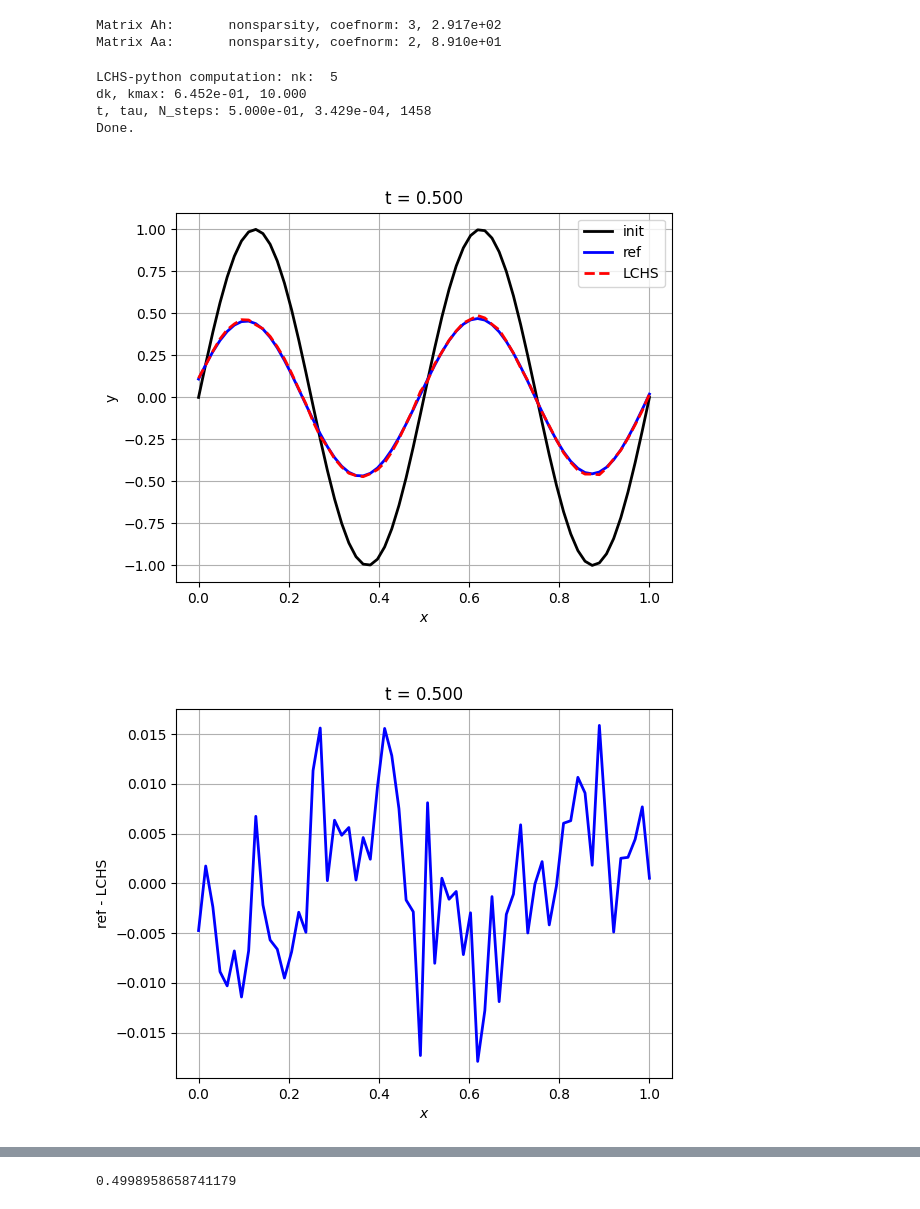
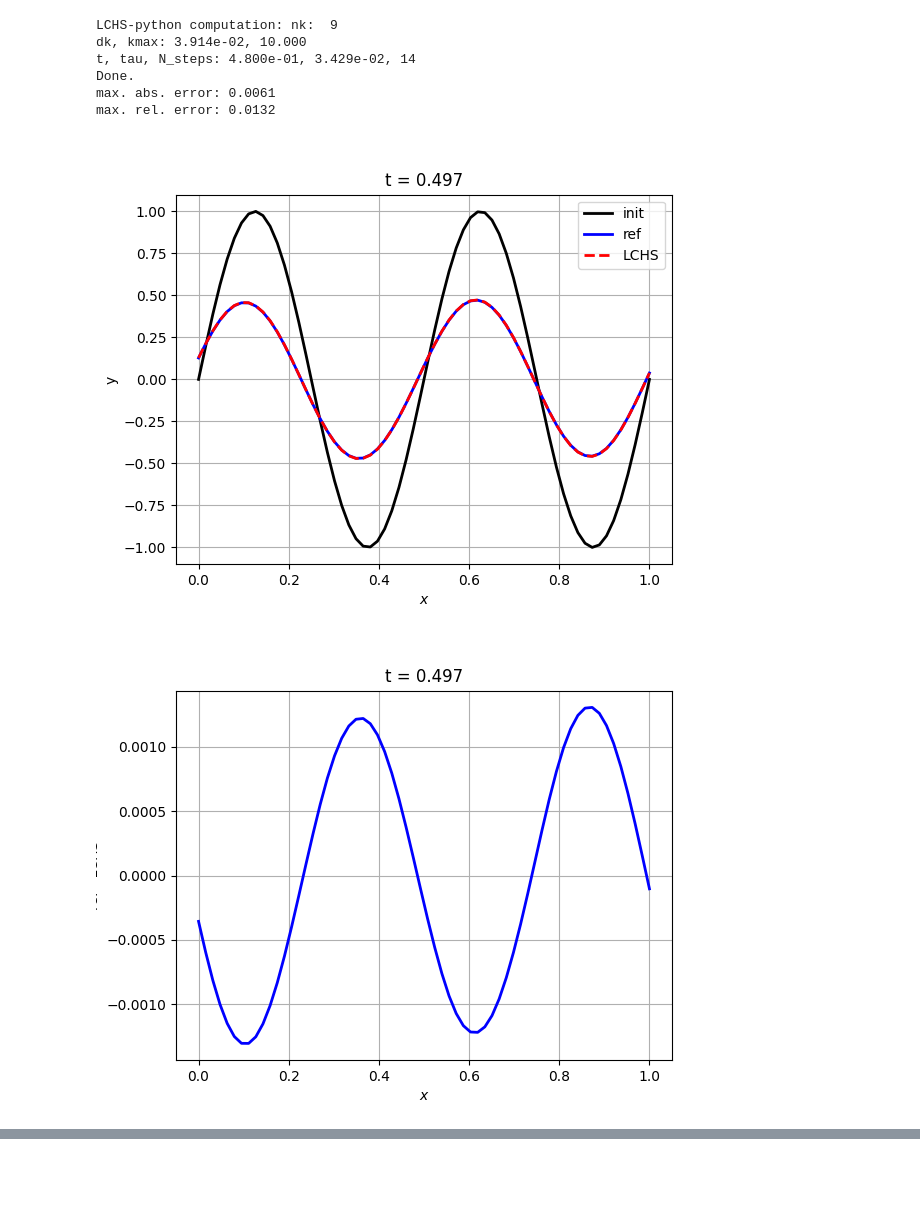
Before and after one commit to QuCF/scripts-py, a Jupyter notebook: jupyter-notebooks/NL/DC-equ.ipynb, the cells around one changed output, grey strips where cells are left out. Saved outputs shown, nothing was run; the diff lists cells and outputs as text; code cells hidden in the pictures; blank space fills up the shorter version.

```diff
--- a/jupyter-notebooks/NL/DC-equ.ipynb
+++ b/jupyter-notebooks/NL/DC-equ.ipynb
@@ -254,50 +262,14 @@ plt.show()
-# %%
-# --------------------------------------------------------
-# --- Form the matrix for the DC equation ---
-# --------------------------------------------------------
-def get_A_DC():
-    A = np.zeros((Nx, Nx))
-    beta = 1. / (dx**2)
-    sigma = 1. / (2.*dx)
-    coef_r = D * beta - v * sigma
-    coef_c = -2. * D * beta
-    coef_l = D * beta + v * sigma
-
-    for ir in range(Nx):
-        ic_l = ir - 1
-        ic_r = ir + 1
-        if ir == 0:
-            ic_l = Nx - 1
-        if ir == (Nx - 1):
-            ic_r = 0
-
-        A[ir, ic_l] = coef_l
-        A[ir, ir]   = coef_c
-        A[ir, ic_r] = coef_r
-    return -A
-# ------------------------------------------------------------------------
-
-# --- matrix ---
-A_ = get_A_DC()
-Ah_, Aa_ = mix.get_herm_aherm_parts(A_)
-_, norm_Ah_, _ = mix.compute_normalized_matrix(Ah_, "Ah", True)
-_, norm_Aa_, _ = mix.compute_normalized_matrix(Aa_, "Aa", True)
-
-# --- initial state ---
-psi_init = y[0,:]
-# %% [output]
-Matrix Ah:       nonsparsity, coefnorm: 3, 2.917e+02
-Matrix Aa:       nonsparsity, coefnorm: 2, 8.910e+01
 # %%
 # --------------------------------------------------------
 # --- LCHS python simulation ---
 # --------------------------------------------------------
 mix.reload_module(mix)
+mix.reload_module(LCHS)
 
 def computation_LCHS_py():
     t_LCHS = 0.5
 
-    n_dk, coef_trot = 0, 1.0
+    n_dk, coef_trot = 4, 100.0
 
     #      for n_dk = 0
     # *** nk = 4  --> kmax = 5 ***
@@ -311,14 +283,17 @@ def computation_LCHS_py():
 
     print()
     print("LCHS-python computation: nk: ", nk)
-    dk = LCHS.get_dk(None, None, None, n_dk)
+
+    # dk = LCHS.get_dk(None, None, None, n_dk)
+    dk = LCHS.get_dk(norm_Ah_, norm_Aa_, t_LCHS, n_dk)
+
     k_max_py = 0.5 * dk * (Nk - 1)
     k_grid = np.linspace(-k_max_py, k_max_py, Nk)
     print("dk, kmax: {:0.3e}, {:0.3f}".format(dk, k_max_py))
 
     tau, N_steps = LCHS.get_trot(norm_Ah_, norm_Aa_, t_LCHS, coef_trot, k_max_py)
+    t_LCHS = tau * N_steps # correct the time moment for the LCHS
     print("t, tau, N_steps: {:0.3e}, {:0.3e}, {:d}".format(t_LCHS, tau, N_steps))
-    t_LCHS = tau * N_steps # correct the time moment for the LCHS
 
     psi_LCHS_py = kvn.LCHS_computation(
         k_grid, tau,
@@ -336,8 +311,16 @@ psi_LCHS_py_, t_LCHS_ = computation_LCHS_py()
 y_interp = np.zeros(Nx)
 for ix in range(Nx):
     y_interp[ix] = np.interp(t_LCHS_, t, y[:,ix])
+
+# --- maximum error ---
+max_abs_err = np.max(np.abs(y_interp - psi_LCHS_py_))
+max_rel_err = np.max(np.abs(y_interp - psi_LCHS_py_) / np.abs(y_interp))
+print("max. abs. error: {:0.3}".format(max_abs_err))
+print("max. rel. error: {:0.3}".format(max_rel_err))
 # %% [output]
-LCHS-python computation: nk:  5
-dk, kmax: 6.452e-01, 10.000
-t, tau, N_steps: 5.000e-01, 3.429e-04, 1458
+LCHS-python computation: nk:  9
+dk, kmax: 3.914e-02, 10.000
+t, tau, N_steps: 4.800e-01, 3.429e-02, 14
 Done.
+max. abs. error: 0.0061
+max. rel. error: 0.0132
@@ -344,30 +369,41 @@ Done.
 # %%
 # --------------------------------------------------
 # --- Compare reference and LCHS-py simulations  ---
 # --------------------------------------------------
 
 # --- Plotting signals ---
 fig = plt.figure()
 ax = fig.add_subplot(111)
 ax.plot(x, y[0,:],       "black",  linewidth = 2, label = "init")
 ax.plot(x, y_interp,     "-b",  linewidth = 2, label = "ref")
 ax.plot(x, psi_LCHS_py_, "--r", linewidth = 2, label = "LCHS")
 plt.xlabel('$x$')
 plt.ylabel("y")
 plt.title("t = {:0.3f}".format(t_LCHS_))
 ax.legend()
 plt.grid(True)
 plt.show()
 
 # --- Plotting errors ---
 fig = plt.figure()
 ax = fig.add_subplot(111)
 ax.plot(x, y_interp - psi_LCHS_py_, "-b",  linewidth = 2)
+# ax.plot(x, np.abs(y_interp - psi_LCHS_py_)/np.abs(y_interp) / 10, "-r",  linewidth = 2)
 plt.xlabel('$x$')
 plt.ylabel("ref - LCHS")
 plt.title("t = {:0.3f}".format(t_LCHS_))
 plt.grid(True)
 plt.show()
+
+# --- Plotting relative errors ---
+fig = plt.figure()
+ax = fig.add_subplot(111)
+ax.plot(x, np.abs(y_interp - psi_LCHS_py_)/np.abs(y_interp), "-b",  linewidth = 2)
+plt.xlabel('$x$')
+plt.ylabel("re. error")
+plt.title("t = {:0.3f}".format(t_LCHS_))
+plt.grid(True)
+plt.show()
 # %% [output]
-[figure, old version]
+[figure, new version]
-[figure, old version]
+[figure, new version]
@@ -374,4 +410,0 @@ plt.show()
-# %%
-t_LCHS_
-# %% [output]
-0.4998958658741179
```
Also changed, not shown: parts of 14 cells of this notebook, 4 other files.
